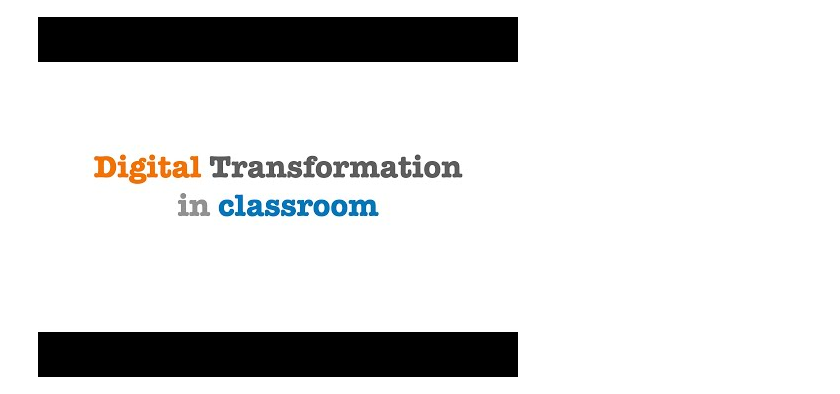
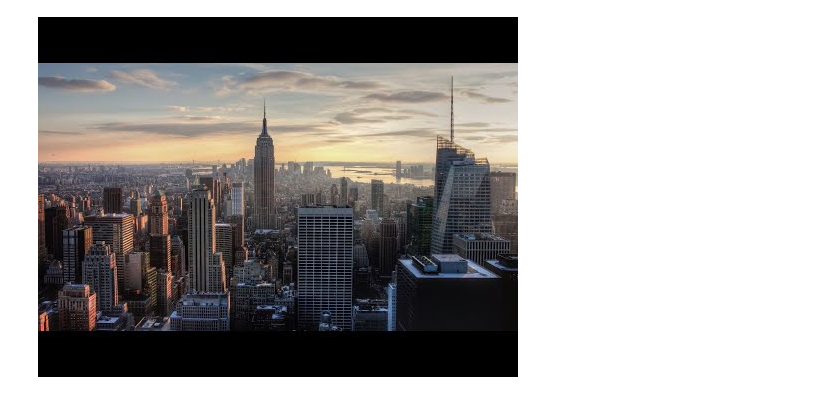
Before and after one commit to Alexwcjung/EPA23, a Jupyter notebook: NYC.ipynb, the cells around one changed output. Drawn from its saved outputs; the diff is of its cells as text; code cells hidden in the pictures.

```diff
--- a/NYC.ipynb
+++ b/NYC.ipynb
@@ -33,9 +33,9 @@ import urllib.request
 # %%
 #@markdown 🎬 (https://www.youtube.com/watch?v=11hdtmneAVE)
 from IPython.display import YouTubeVideo
 
-vid = "HND7sHPJ_2Q"
+vid = "11hdtmneAVE"
 video = YouTubeVideo(vid, width = 800, height = 600)
 display(video)
 # %% [output]
-[figure, old version]
+[figure, new version]
```
